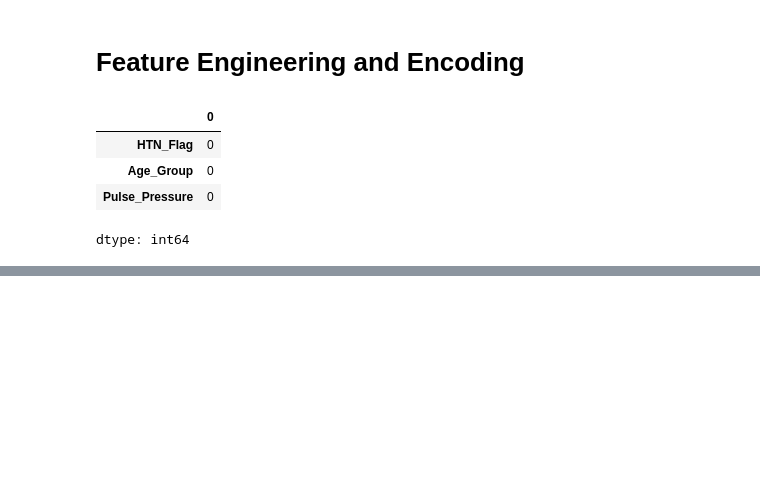
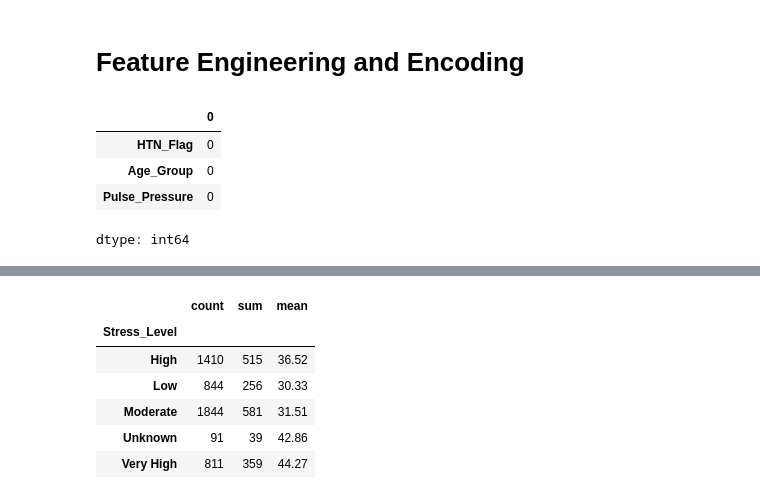
Before and after one commit to KarunaBaruwal/CMP7005-Hypertension-Analytics, a Jupyter notebook: CMP7005_Hypertension_Analysis.ipynb, the cells around one changed output, grey strips where cells are left out. Drawn from its saved outputs; the diff is of its cells as text; code cells hidden in the pictures; blank space fills up the shorter version.

```diff
--- a/CMP7005_Hypertension_Analysis.ipynb
+++ b/CMP7005_Hypertension_Analysis.ipynb
@@ -675,0 +726,17 @@ dtype: int64
+# %%
+
+stress_summary = df_clean.groupby('Stress_Level')['HTN_Flag'].agg(
+    ['count', 'sum', 'mean']
+)
+
+stress_summary['mean'] = (stress_summary['mean'] * 100).round(2)
+
+stress_summary
+# %% [output]
+|  | count | sum | mean |
+| Stress_Level |  |  |  |
+| High | 1410 | 515 | 36.52 |
+| Low | 844 | 256 | 30.33 |
+| Moderate | 1844 | 581 | 31.51 |
+| Unknown | 91 | 39 | 42.86 |
+| Very High | 811 | 359 | 44.27 |
```
Also changed, not shown: parts of 5 cells of this notebook.
